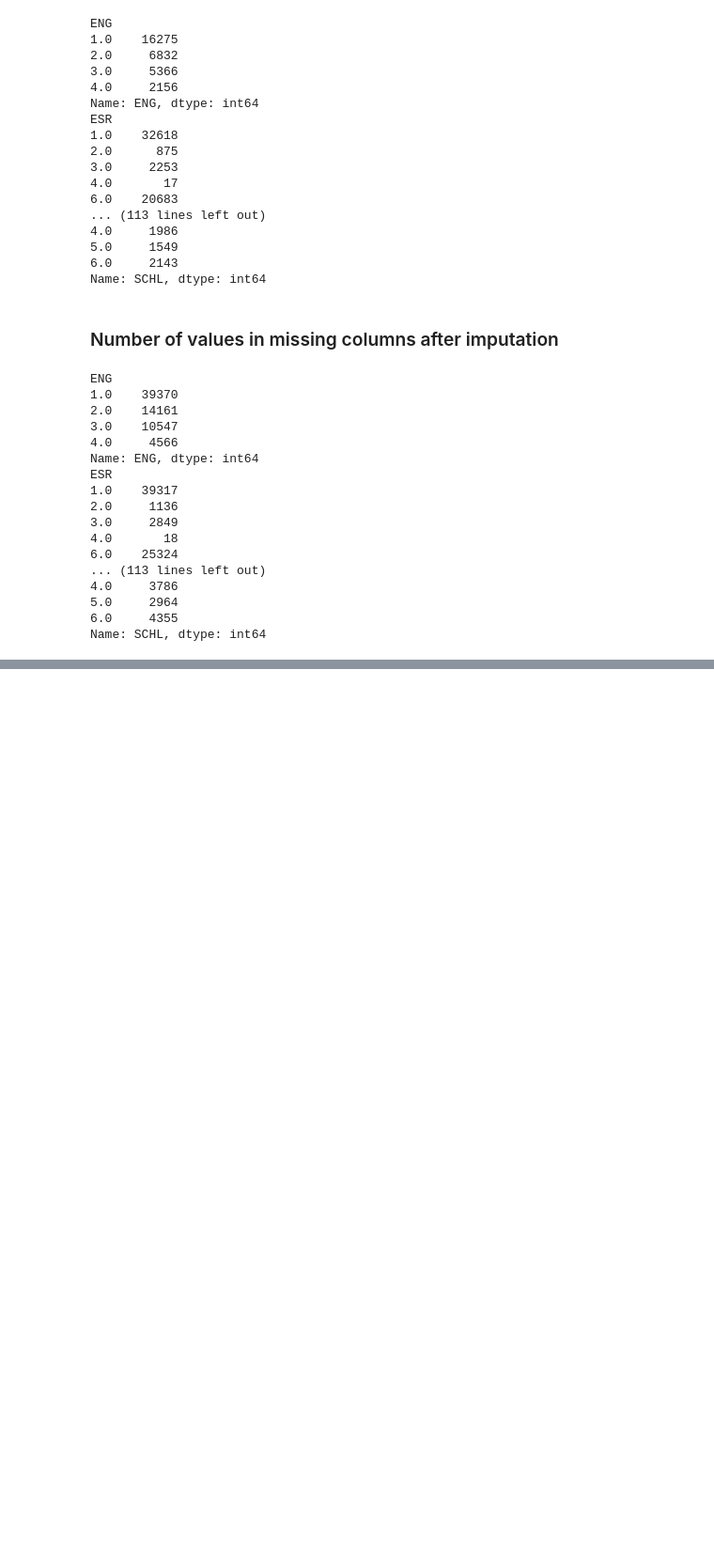
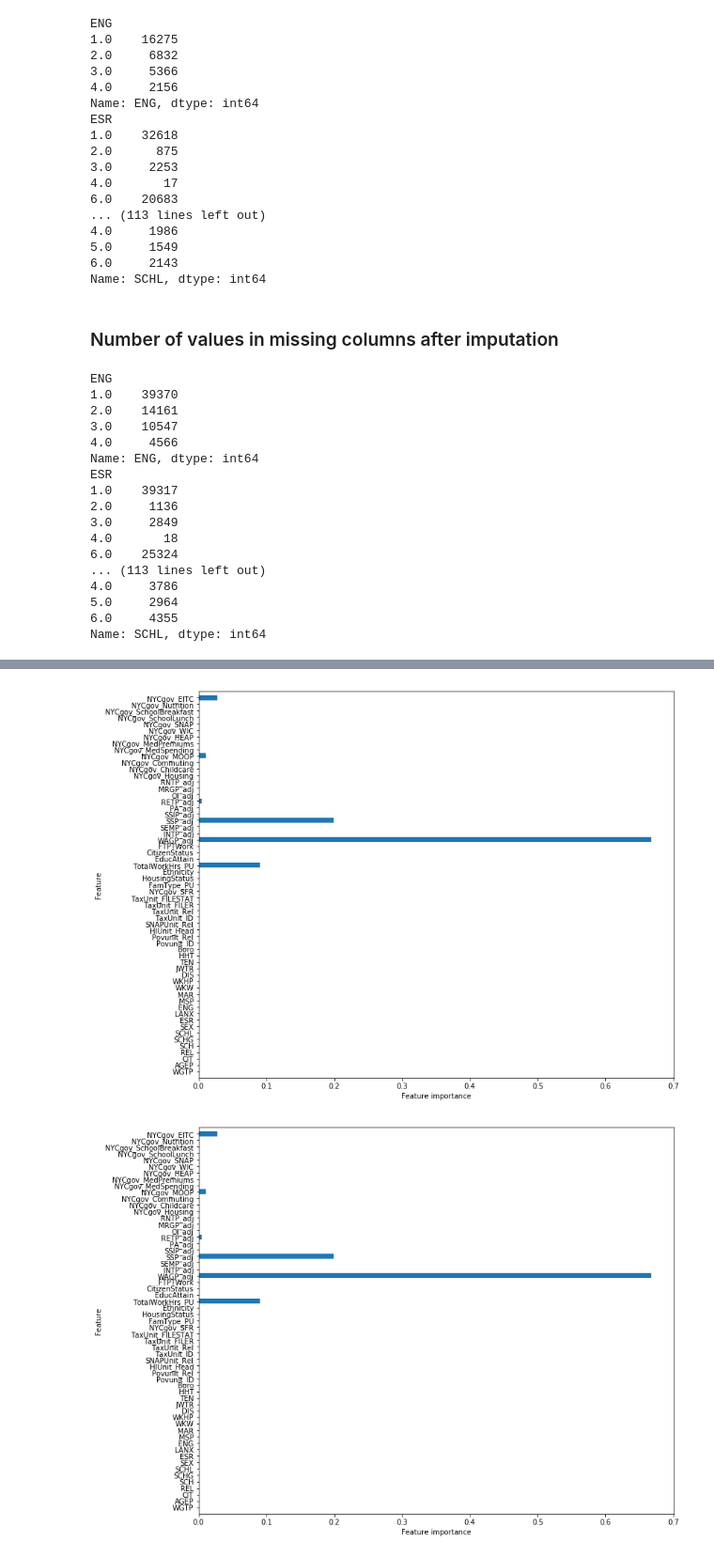
Before and after one commit to abhisheknimmakayala/Data-Mining-Project, a Jupyter notebook: Code/Project Poverty.ipynb, the cells around one changed output, grey strips where cells are left out. Shown at 94% size. Saved outputs shown, nothing was run; the diff lists cells and outputs as text; code cells hidden in the pictures; blank space fills up the shorter version.

```diff
--- a/Code/Project Poverty.ipynb
+++ b/Code/Project Poverty.ipynb
@@ -187,0 +353,15 @@ Name: SCHL, dtype: int64
+# %%
+def plot_feature_important(model):
+    len_features = len(Newdf.columns[:-1])
+    plt.barh(np.arange(len_features),model.feature_importances_,align = 'center')
+    plt.yticks(np.arange(len_features),Newdf.columns)
+    plt.xlabel('Feature importance')
+    plt.ylabel('Feature')
+    plt.ylim(-1,len_features)
+# %%
+plt.figure(figsize=(12,10))
+plot_feature_important(clf)
+plt.show()
+# %% [output]
+[figure, added]
+[figure, added]
```
Also changed, not shown: parts of 37 cells of this notebook.
